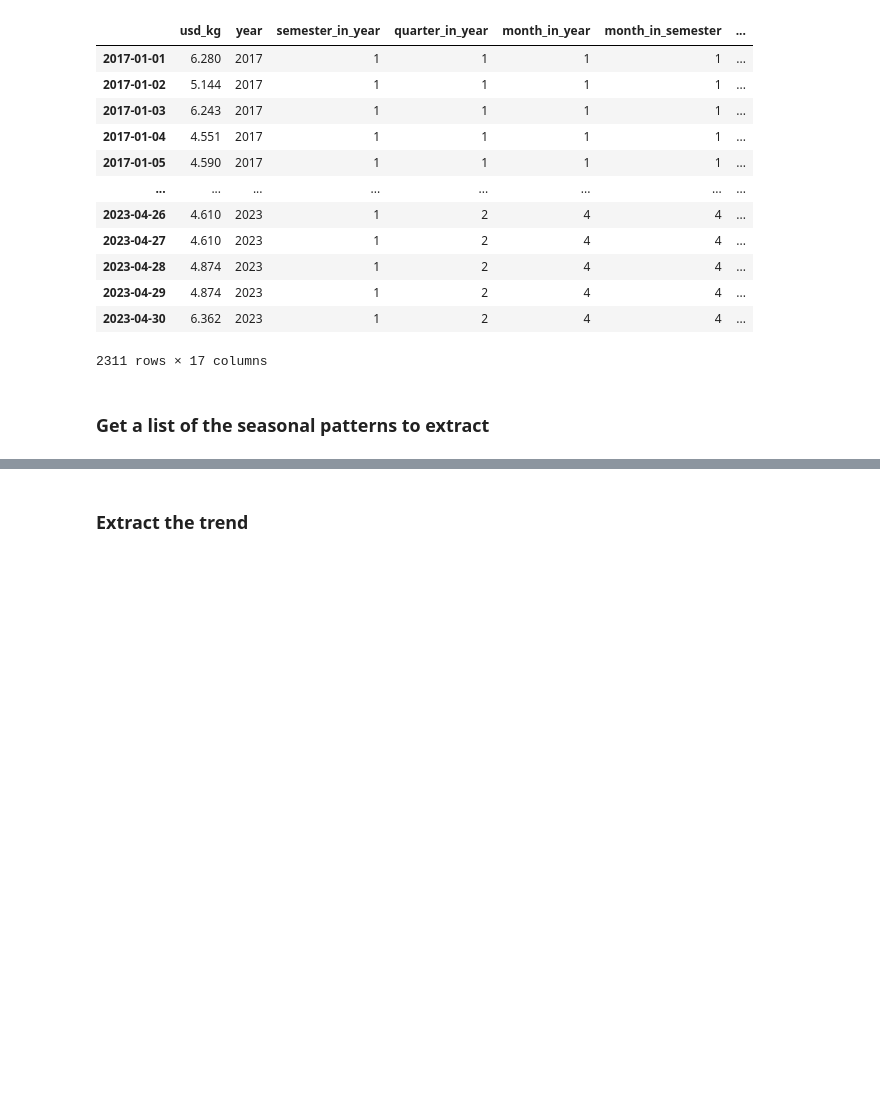
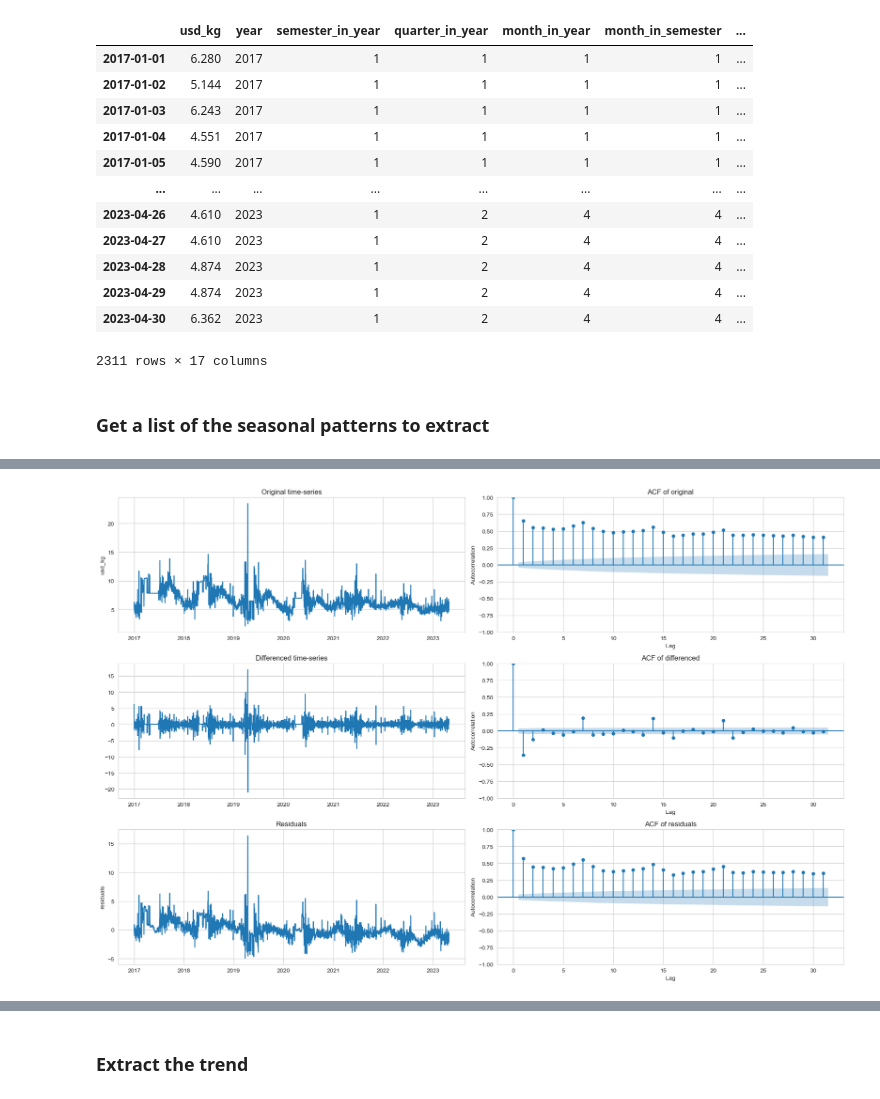
Before and after one commit to sergiopostigo/supertrade, a Jupyter notebook: data_exploitation/exports_analytics/data_preprocessing/time_series_decomposition_1.ipynb, the cells around one changed output, grey strips where cells are left out. Saved outputs shown, nothing was run; the diff lists cells and outputs as text; code cells hidden in the pictures; blank space fills up the shorter version.

```diff
--- a/data_exploitation/exports_analytics/data_preprocessing/time_series_decomposition_1.ipynb
+++ b/data_exploitation/exports_analytics/data_preprocessing/time_series_decomposition_1.ipynb
@@ -642,0 +242,53 @@ plt.show()
+# %%
+import matplotlib.pyplot as plt
+import seaborn as sns
+from statsmodels.graphics.tsaplots import plot_acf
+
+# Set the number of plots and columns for subplots
+num_columns = 2
+num_rows = 3
+
+# Create subplots
+fig, axes = plt.subplots(num_rows, num_columns, figsize=(18, 12))
+
+# Flatten the axes array if there's only one row
+if num_rows == 1:
+    axes = axes.reshape(1, -1)
+
+# Plot original
+sns.lineplot(x=data.index, y=data[observations], ax=axes[0, 0])
+axes[0, 0].set_title('Original time-series')
+
+# Plot ACF of original
+plot_acf(data[observations], lags=31, alpha=0.05, ax=axes[0, 1])
+axes[0, 1].set_xlabel('Lag')
+axes[0, 1].set_ylabel('Autocorrelation')
+axes[0, 1].set_title('ACF of original')
+
+# Plot differenced
+sns.lineplot(x=data.index, y=np.insert(np.diff(data[observations].values), 0, data[observations].values[0]), ax=axes[1, 0])
+axes[1, 0].set_title('Differenced time-series')
+
+# Plot ACF of differenced
+plot_acf(np.insert(np.diff(data[observations].values), 0, data[observations].values[0]), lags=31, alpha=0.05, ax=axes[1, 1])
+axes[1, 1].set_xlabel('Lag')
+axes[1, 1].set_ylabel('Autocorrelation')
+axes[1, 1].set_title('ACF of differenced')
+
+# Plot residuals
+sns.lineplot(x=data.index, y=data['residuals'], ax=axes[2, 0])
+axes[2, 0].set_title('Residuals')
+
+# Plot ACF of differenced + deseasonalized
+plot_acf(data['residuals'], lags=31, alpha=0.05, ax=axes[2, 1])
+axes[2, 1].set_xlabel('Lag')
+axes[2, 1].set_ylabel('Autocorrelation')
+axes[2, 1].set_title('ACF of residuals')
+
+# Adjust spacing between subplots
+fig.tight_layout()
+
+# Show the plots
+plt.show()
+# %% [output]
+[figure, added]
```
Also changed, not shown: parts of 26 cells of this notebook, 8 other files.
